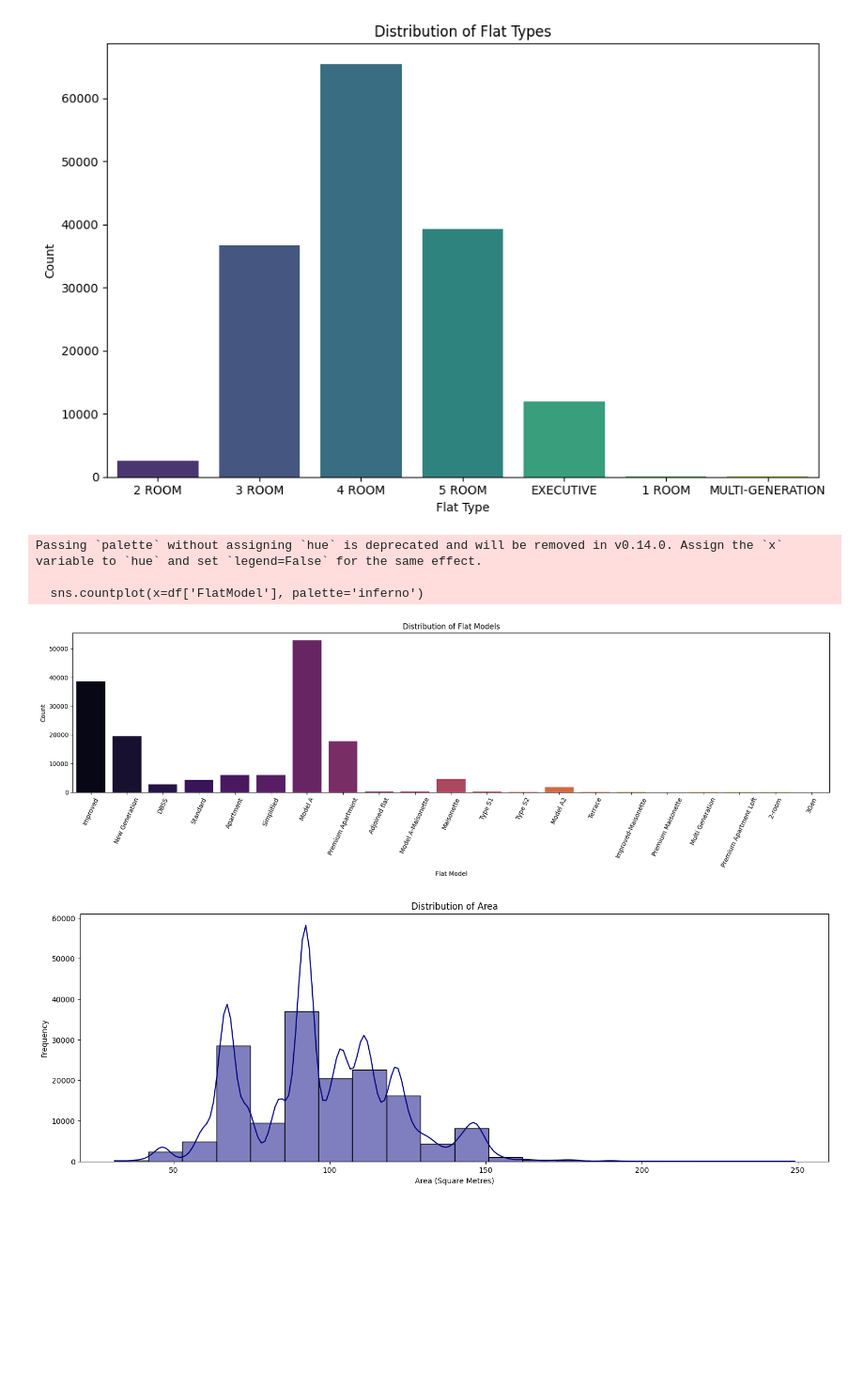
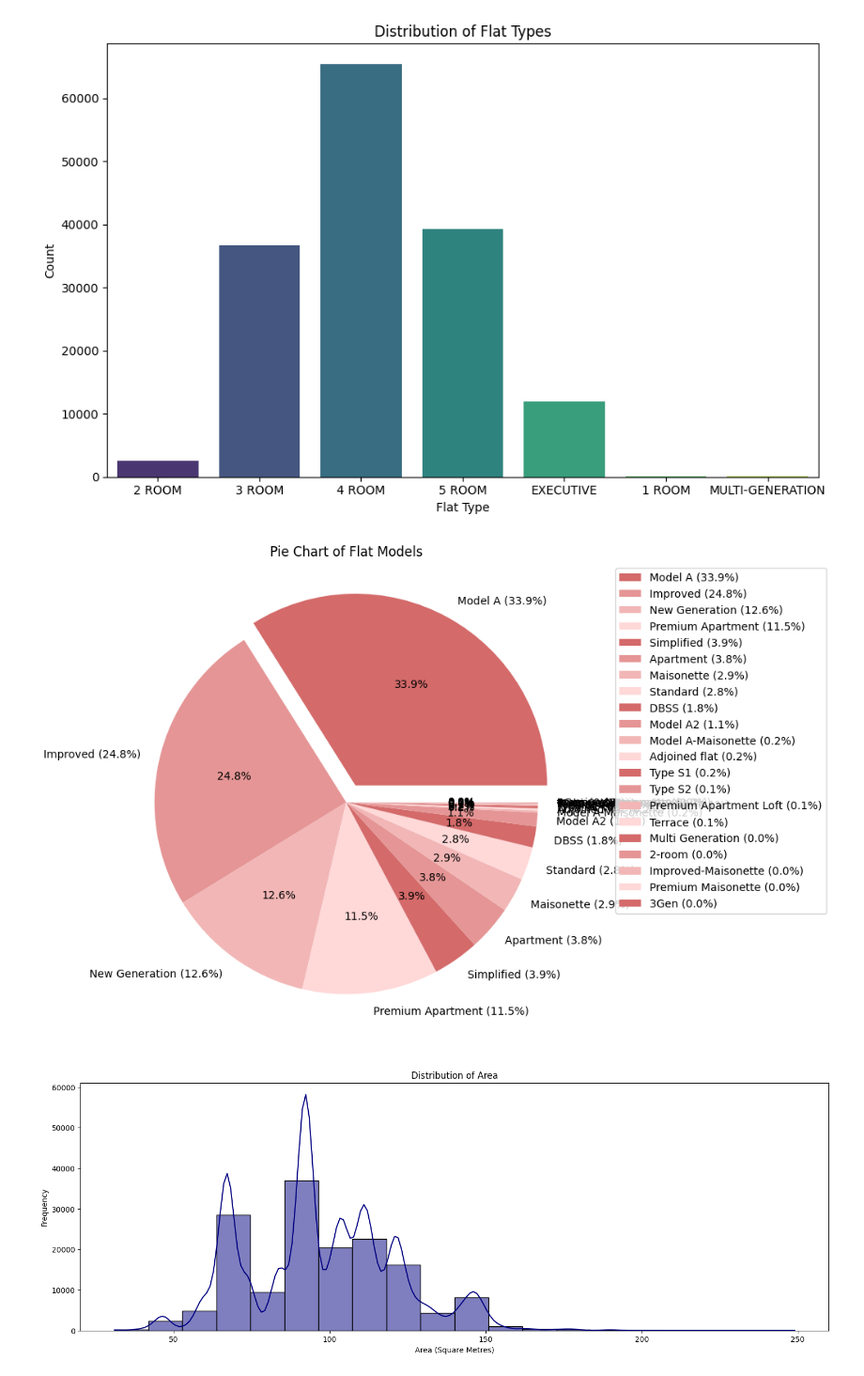
Before and after one commit to DheepthaRajesh/dheeptha_rajesh, a Jupyter notebook: Predict-Public-Housing-Prices.ipynb, the cells around one changed output. Shown at 94% size. Cells and saved outputs as stored; diff of their text form; code cells hidden in the pictures; blank space fills up the shorter version.

```diff
--- a/Predict-Public-Housing-Prices.ipynb
+++ b/Predict-Public-Housing-Prices.ipynb
@@ -184,25 +184,30 @@ Passing `palette` without assigning `hue` is deprecated and will be removed in v
 
   sns.countplot(x=df['FlatType'], palette='viridis')
 [figure]
-# %%
-# Countplot for types of Flat Models - Categorical variable
-plt.figure(figsize=(18, 6))
-
-sns.countplot(x=df['FlatModel'], palette='inferno')
-plt.title('Distribution of Flat Models')
-plt.xlabel('Flat Model')
-plt.ylabel('Count')
-
-# Rotate x-axis labels
-plt.xticks(rotation=65)
-
-plt.tight_layout()
-plt.show()
-# %% [output]
-Passing `palette` without assigning `hue` is deprecated and will be removed in v0.14.0. Assign the `x` variable to `hue` and set `legend=False` for the same effect.
-
-  sns.countplot(x=df['FlatModel'], palette='inferno')
-[figure, removed]
+# %%
+# Pie Chart for Flat Models - Categorical variable
+
+counts = df['FlatModel'].value_counts()
+total = counts.sum()
+percentages = [(count / total) * 100 for count in counts]
+
+colors = ['#D46A6A', '#E59595', '#F2B6B6', '#FFD8D8']
+explode = [0.1 if i == counts.argmax() else 0 for i in range(len(counts))] #Largest slice is exploded
+
+labels = [f"{model} ({percentage:.1f}%)" #Labels in legend will contain the percentage for better readability
+          for model, percentage in zip(counts.index, percentages)]
+
+
+plt.figure(figsize=(12, 8))
+plt.pie(counts, labels=labels, autopct='%1.1f%%', colors=colors, explode=explode)
+plt.legend(bbox_to_anchor=(1.05, 1), loc='upper left') #Position of legend
+plt.gca().set_aspect('equal')
+plt.subplots_adjust(right=0.65)
+plt.title('Pie Chart of Flat Models')
+
+plt.show()
+# %% [output]
+[figure, added]
 # %%
 # Countplot for area - Continuous variable
 plt.figure(figsize=(18, 6))
```
Also changed, not shown: parts of 4 cells of this notebook.
